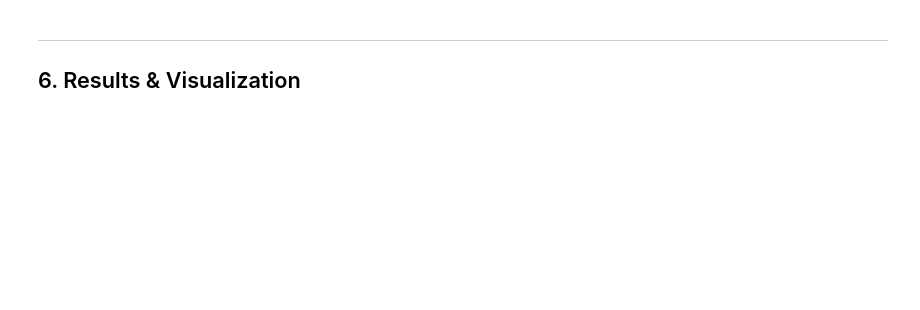
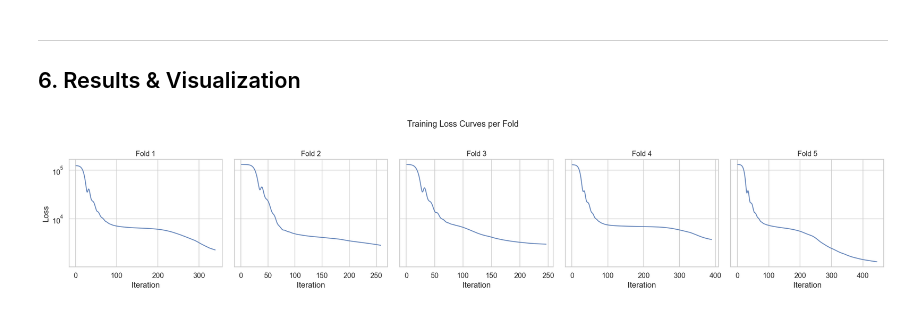
Before and after one commit to auraexe25/ThinFilm--Hardness-Prediction, a Jupyter notebook: Thin_Film_Hardness_Prediction.ipynb, the cells around one changed output. Drawn from its saved outputs; the diff is of its cells as text; code cells hidden in the pictures; blank space fills up the shorter version.

```diff
--- a/Thin_Film_Hardness_Prediction.ipynb
+++ b/Thin_Film_Hardness_Prediction.ipynb
@@ -141,19 +201,16 @@ plt.show()
 ## 3. Data Preparation
 # %%
 # ── Extract features (X) and target (Y) ──
-X = db[CONFIG['features']]
-Y = db[[CONFIG['target']]]
-
-# Shuffle dataset
-X, Y = shuffle(X, Y, random_state=1)
+X = db[CONFIG['features']].values
+Y = db[CONFIG['target']].values
 
 # Build labels for result tables
 phases = np.array(db['phases']).astype('str')
-labels = db['alloy_name'] + ' (' + phases + ')'
+labels = (db['alloy_name'] + ' (' + phases + ')').values
 
-# Convert to numpy arrays
-X = np.array(X)
-Y = np.array(Y)
+# Shuffle dataset
+X, Y, labels = shuffle(X, Y, labels, random_state=CONFIG['random_state'])
 
 print(f'X shape: {X.shape}')
 print(f'Y shape: {Y.shape}')
+print(f'Labels:  {labels.shape}')
@@ -212,12 +273,11 @@ del demo_model
 ## 5. K-Fold Cross-Validation Training
 # %%
 # ── Create results directory ──
-results_dir = os.path.join(CONFIG['project_name'])
-model_save_dir = os.path.join(results_dir, 'model_save')
-pred_save_dir  = os.path.join(results_dir, 'prediction_save')
-perf_save_dir  = os.path.join(results_dir, 'performance_save')
+results_dir    = CONFIG['project_name']
+pred_save_dir  = os.path.join(results_dir, 'predictions')
+perf_save_dir  = os.path.join(results_dir, 'performance')
 
-for d in [results_dir, model_save_dir, pred_save_dir, perf_save_dir]:
+for d in [results_dir, pred_save_dir, perf_save_dir]:
     os.makedirs(d, exist_ok=True)
 
 print(f'Results will be saved to: {results_dir}/')
@@ -366,23 +410,25 @@ print('Training complete ✓')
 ## 6. Results & Visualization
 # %%
 # ══════════════════════════════════════════════════════════════════
-#  6a. Training & Validation Loss Curves (per fold)
+#  6a. Training Loss Curves (per fold)
 # ══════════════════════════════════════════════════════════════════
 
 fig, axes = plt.subplots(1, K, figsize=(4 * K, 4), sharey=True)
 if K == 1:
     axes = [axes]
 
 for i in range(K):
     ax = axes[i]
-    ax.plot(loss_db['Iteration'], loss_db[f'K{i+1}_train'], label='Train', alpha=0.8)
-    ax.plot(loss_db['Iteration'], loss_db[f'K{i+1}_val'],   label='Validation', alpha=0.8)
-    ax.set_title(f'Fold {i+1}')
+    loss = all_loss_curves[i]
+    ax.plot(range(1, len(loss) + 1), loss, color='#4C72B0', alpha=0.85, linewidth=1.5)
+    ax.set_title(f'Fold {i+1}', fontsize=12)
     ax.set_xlabel('Iteration')
     if i == 0:
-        ax.set_ylabel('Loss (MAE)')
-    ax.legend(fontsize=8)
+        ax.set_ylabel('Loss')
+    ax.set_yscale('log')
 
-fig.suptitle('Training & Validation Loss per Fold', fontsize=14, y=1.02)
+fig.suptitle('Training Loss Curves per Fold', fontsize=14, y=1.03)
 plt.tight_layout()
 plt.show()
+# %% [output]
+[figure, added]
```
Also changed, not shown: parts of 23 cells of this notebook, 7 other files.
